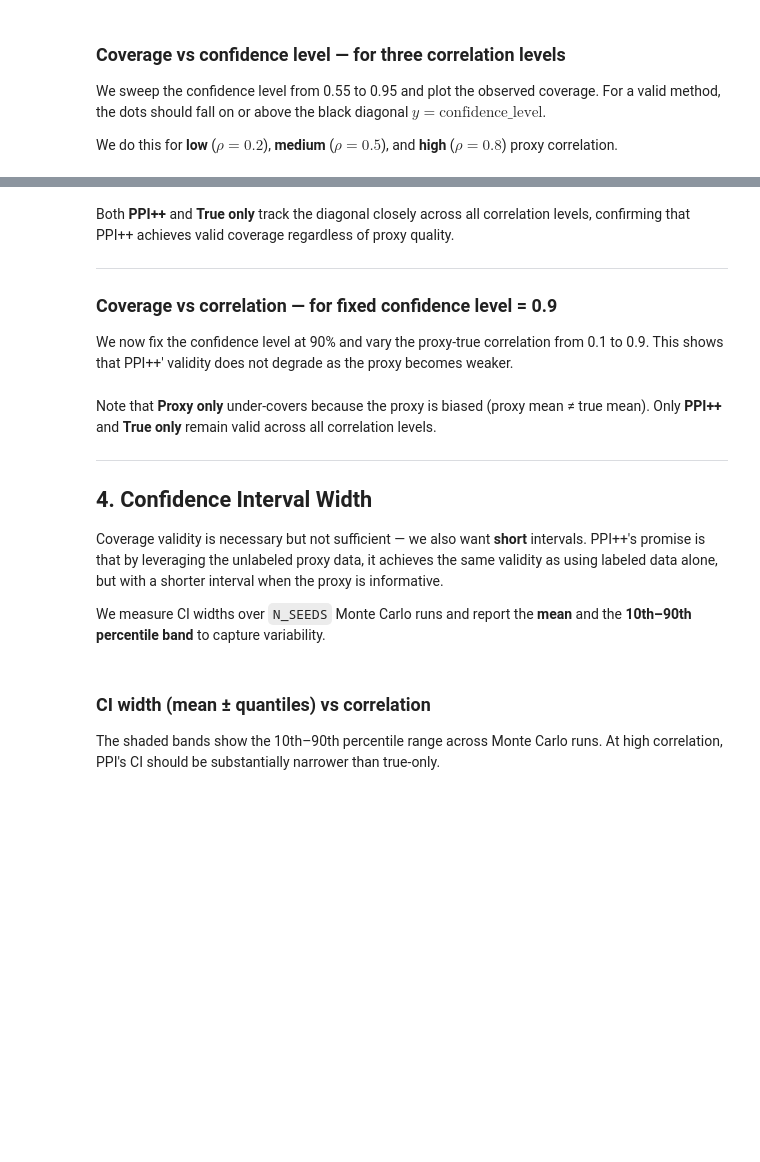
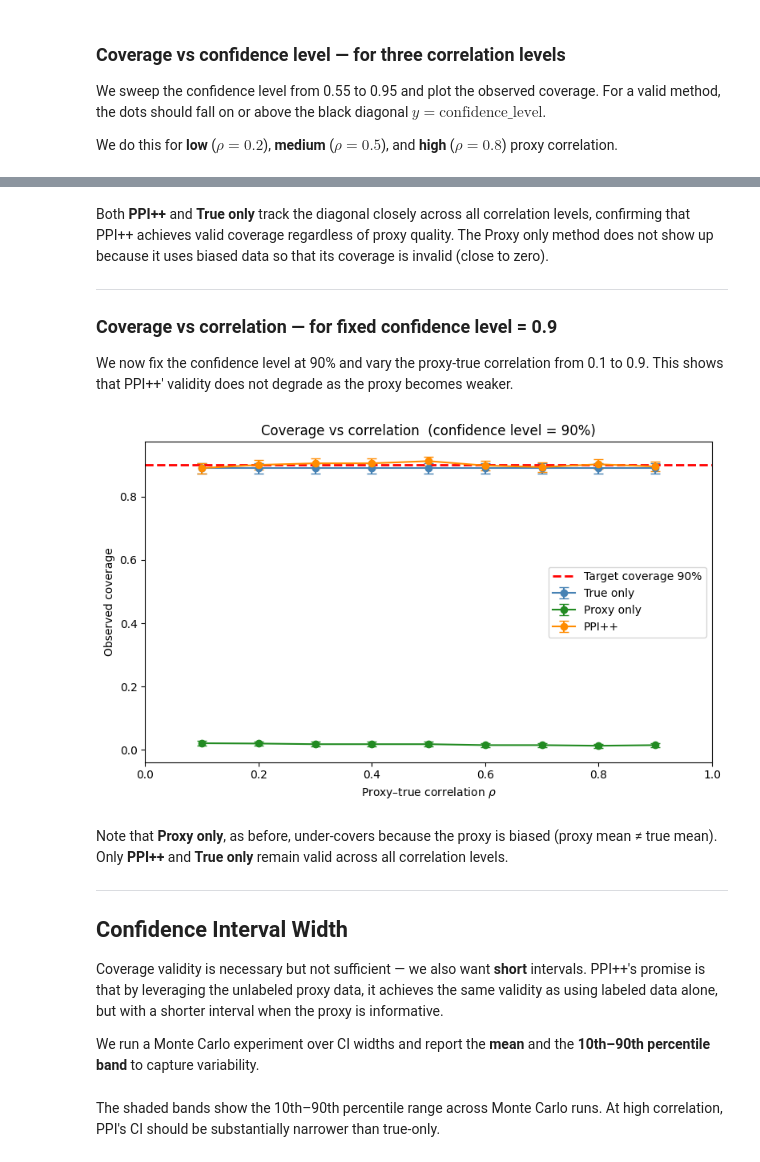
Before and after one commit to EmertonData/glide, a Jupyter notebook: docs/deep_dive/ppi_validation.ipynb, the cells around one changed output, grey strips where cells are left out. Saved outputs shown, nothing was run; the diff lists cells and outputs as text; code cells hidden in the pictures; blank space fills up the shorter version.

```diff
--- a/docs/deep_dive/ppi_validation.ipynb
+++ b/docs/deep_dive/ppi_validation.ipynb
@@ -211,5 +233,5 @@ plt.show()
 # %% [markdown]
-Both **PPI++** and **True only** track the diagonal closely across all correlation levels, confirming that PPI++ achieves valid coverage regardless of proxy quality.
+Both **PPI++** and **True only** track the diagonal closely across all correlation levels, confirming that PPI++ achieves valid coverage regardless of proxy quality. The Proxy only method does not show up because it uses biased data so that its coverage is invalid (close to zero).
 
 ---
 
@@ -218,51 +240,53 @@ Both **PPI++** and **True only** track the diagonal closely across all correlati
 We now fix the confidence level at 90% and vary the proxy-true correlation from 0.1 to 0.9.
 This shows that PPI++' validity does not degrade as the proxy becomes weaker.
 # %%
-coverage_by_corr    = {}   # {rho: {method: observed mean coverage}}
-coverage_ci_by_corr = {}   # {rho: {method: (lower, upper) CI on coverage}}
+coverage_by_corr    = {}   # {correlation: {method: observed mean coverage}}
+coverage_ci_by_corr = {}   # {correlation: {method: (lower, upper) CI on coverage}}
 
-for rho in correlations:
-    hits = compute_hits(raw_stats[rho], CONFIDENCE_LEVEL)
-    coverage_by_corr[rho]    = {}
-    coverage_ci_by_corr[rho] = {}
-    for m in METHODS:
-        mean_cov, lo, hi = coverage_with_errbar(hits[m])
-        coverage_by_corr[rho][m]    = mean_cov
-        coverage_ci_by_corr[rho][m] = (lo, hi)
+for correlation in correlations:
+    hits = compute_hits(raw_stats[correlation], CONFIDENCE_LEVEL)
+    coverage_by_corr[correlation]    = {}
+    coverage_ci_by_corr[correlation] = {}
+    for method in METHODS:
+        mean_cov, lo, hi = coverage_with_errbar(hits[method])
+        coverage_by_corr[correlation][method]    = mean_cov
+        coverage_ci_by_corr[correlation][method] = (lo, hi)
 # %%
 fig, ax = plt.subplots(figsize=(8, 5))
 method_colors = {'True only': 'steelblue', 'Proxy only': 'forestgreen', 'PPI++': 'darkorange'}
 
-for m in METHODS:
-    obs  = [coverage_by_corr[rho][m] for rho in correlations]
-    lo   = [coverage_ci_by_corr[rho][m][0] for rho in correlations]
-    hi   = [coverage_ci_by_corr[rho][m][1] for rho in correlations]
+for method in METHODS:
+    obs  = [coverage_by_corr[correlation][method] for correlation in correlations]
+    lo   = [coverage_ci_by_corr[correlation][method][0] for correlation in correlations]
+    hi   = [coverage_ci_by_corr[correlation][method][1] for correlation in correlations]
     yerr = [
         [obs_ - lo_ for obs_, lo_ in zip(obs, lo)],
         [hi_ - obs_ for hi_, obs_ in zip(hi, obs)],
     ]
-    ax.errorbar(correlations, obs, yerr=yerr, marker='o', label=m,
-                color=method_colors[m], capsize=4)
+    ax.errorbar(correlations, obs, yerr=yerr, marker='o', label=method,
+                color=method_colors[method], capsize=4)
 
 ax.axhline(y=CONFIDENCE_LEVEL, color='red', linestyle='--', lw=2,
            label=f'Target coverage {CONFIDENCE_LEVEL:.0%}')
 ax.set_xlabel('Proxy–true correlation $\\rho$')
 ax.set_ylabel('Observed coverage')
 ax.set_title(f'Coverage vs correlation  (confidence level = {CONFIDENCE_LEVEL:.0%})')
 ax.set_xlim(0, 1)
 ax.legend()
 plt.tight_layout()
 plt.show()
+# %% [output]
+[figure, added]
 # %% [markdown]
-Note that **Proxy only** under-covers because the proxy is biased (proxy mean ≠ true mean). Only **PPI++** and **True only** remain valid across all correlation levels.
+Note that **Proxy only**, as before, under-covers because the proxy is biased (proxy mean ≠ true mean). Only **PPI++** and **True only** remain valid across all correlation levels.
 
 ---
 
-## 4. Confidence Interval Width
+## Confidence Interval Width
 
 Coverage validity is necessary but not sufficient — we also want **short** intervals. PPI++'s promise is that by leveraging the unlabeled proxy data, it achieves the same validity as using labeled data alone, but with a shorter interval when the proxy is informative.
 
-We measure CI widths over `N_SEEDS` Monte Carlo runs and report the **mean** and the **10th–90th percentile band** to capture variability.
+We run a Monte Carlo experiment over CI widths and report the **mean** and the **10th–90th percentile band** to capture variability.
 # %%
 z_score = sp_norm.ppf((1 + CONFIDENCE_LEVEL) / 2)
 width_by_corr = {
@@ -271,7 +295,5 @@ width_by_corr = {
 }
 # %% [markdown]
-### CI width (mean ± quantiles) vs correlation
-
 The shaded bands show the 10th–90th percentile range across Monte Carlo runs.
 At high correlation, PPI's CI should be substantially narrower than true-only.
 # %%
```
Also changed, not shown: parts of 20 cells of this notebook.
